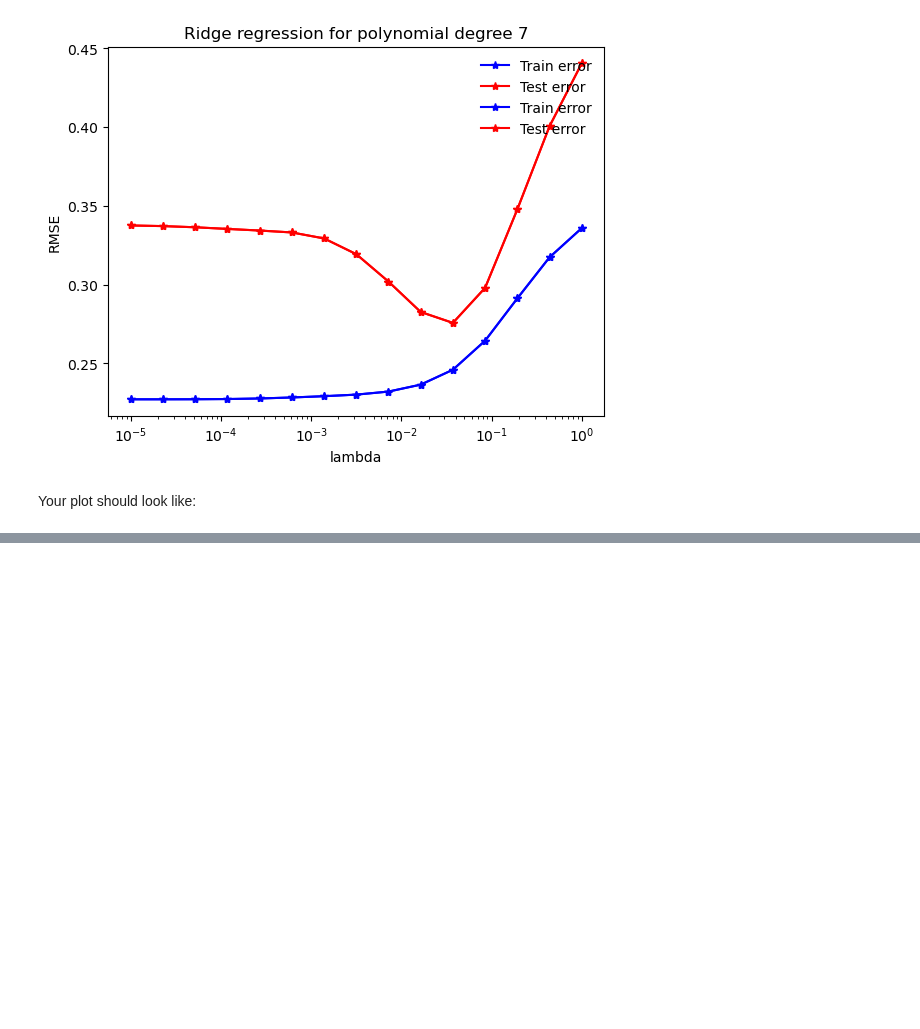
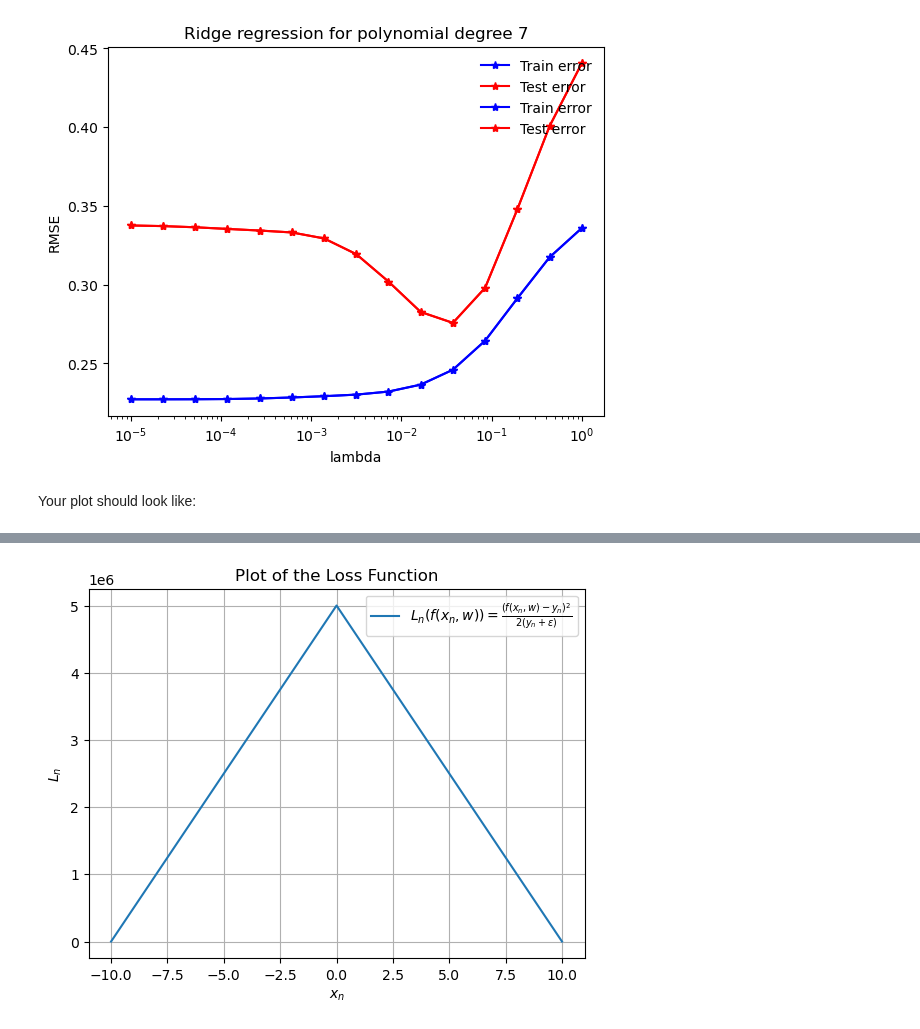
Before and after one commit to epfml/ML_course, a Jupyter notebook: labs/ex03/template/ex03.ipynb, the cells around one changed output, grey strips where cells are left out. Cells and saved outputs as stored; diff of their text form; code cells hidden in the pictures; blank space fills up the shorter version.

```diff
--- a/labs/ex03/template/ex03.ipynb
+++ b/labs/ex03/template/ex03.ipynb
@@ -454,3 +454,32 @@ proportion=0.5, degree=7, lambda=1.000, Training RMSE=0.336, Testing RMSE=0.441
 Your plot should look like:
 # %% [markdown]
 ![alt text](ridge_regression.png)
+# %%
+import numpy as np
+
+import matplotlib.pyplot as plt
+
+def f(x, w):
+    return np.dot(x, w)
+
+def L_n(x_n, y_n, w, epsilon=1e-5):
+    return ((f(x_n, w) - y_n)**2) / (2 * (y_n + epsilon))
+
+# Generate some sample data
+x_n = np.linspace(-10, 10, 3)
+y_n = np.sin(x_n)  # Example target function
+w = np.array([1.0, 2.0, 2.0])  # Example weight
+
+# Compute the loss for each x_n
+losses = L_n(x_n, y_n, w)
+
+# Plot the function
+plt.plot(x_n, losses, label=r'$L_n(f(x_n, w)) = \frac{(f(x_n, w) - y_n)^2}{2(y_n + \epsilon)}$')
+plt.xlabel(r'$x_n$')
+plt.ylabel(r'$L_n$')
+plt.title('Plot of the Loss Function')
+plt.legend()
+plt.grid(True)
+plt.show()
+# %% [output]
+[figure, added]
```
